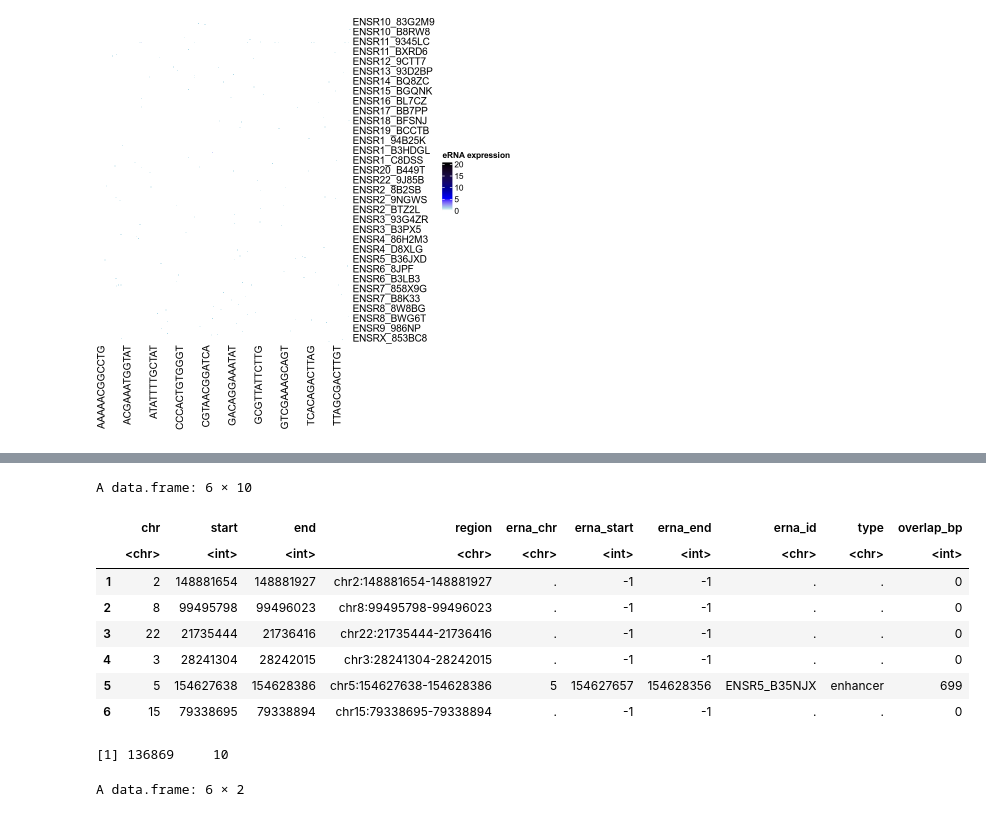
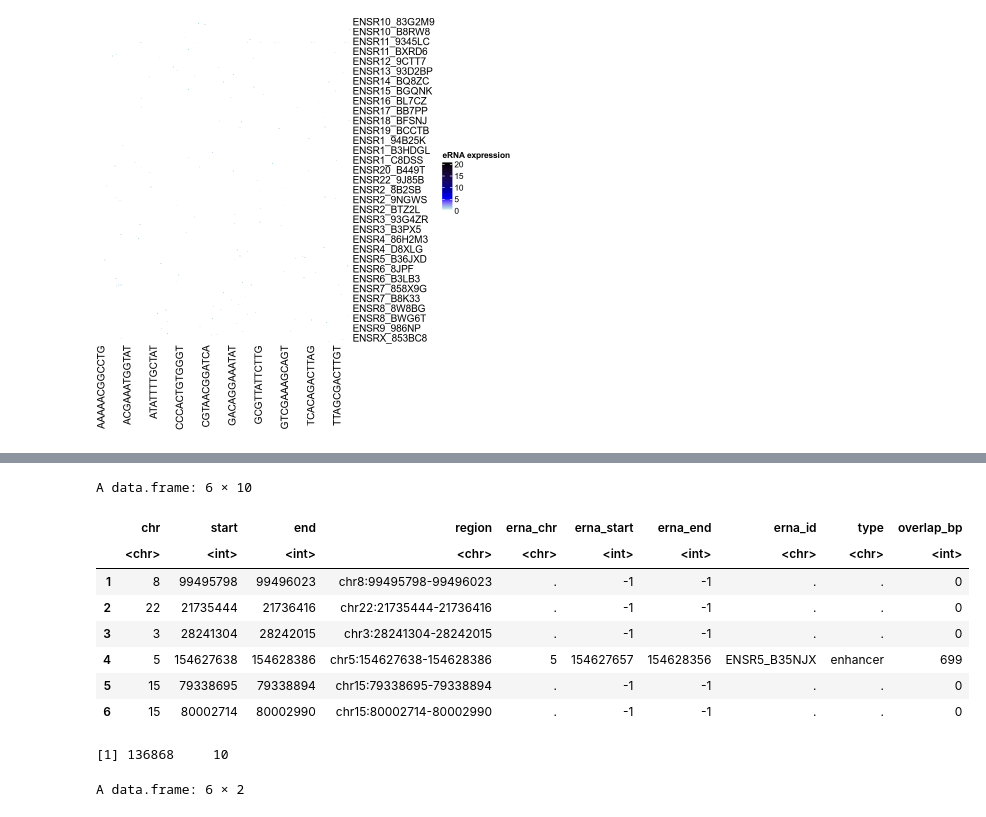
Before and after one commit to avishai987/eRNA, a Jupyter notebook: GSE126074_SNARE_seq/08_counts_analysis/analysis.ipynb, the cells around one changed output, grey strips where cells are left out. Cells and saved outputs as stored; diff of their text form; code cells hidden in the pictures.

```diff
--- a/GSE126074_SNARE_seq/08_counts_analysis/analysis.ipynb
+++ b/GSE126074_SNARE_seq/08_counts_analysis/analysis.ipynb
@@ -193,3 +218,2 @@ agg_record_1621086687
 # %%
-#read GSE126074_SNARE_seq/07_regions_to_erna/associated_enhancers_with_chromatin.bed
-associated_enhancers_with_chromatin <- read.table("GSE126074_SNARE_seq/07_regions_to_erna/associated_enhancers_with_chromatin.bed", header = FALSE, sep = "\t")
+atac_regions_to_enhancers <- fread("GSE126074_SNARE_seq/07_regions_to_erna/associated_enhancers_with_chromatin.bed", header = TRUE, sep = "\t", data.table = FALSE)
@@ -196,17 +226,17 @@ associated_enhancers_with_chromatin <- read.table("GSE126074_SNARE_seq/07_region
 # %%
 
-colnames(associated_enhancers_with_chromatin) = c("chr", "start", "end", "region", "erna_chr", "erna_start", "erna_end", "erna_id", "type", "overlap_bp")
-head(associated_enhancers_with_chromatin)
-dim(associated_enhancers_with_chromatin)
+colnames(atac_regions_to_enhancers) = c("chr", "start", "end", "region", "erna_chr", "erna_start", "erna_end", "erna_id", "type", "overlap_bp")
+head(atac_regions_to_enhancers)
+dim(atac_regions_to_enhancers)
 # %% [output]
 A data.frame: 6 × 10
 |  | chr | start | end | region | erna_chr | erna_start | erna_end | erna_id | type | overlap_bp |
 |  | <chr> | <int> | <int> | <chr> | <chr> | <int> | <int> | <chr> | <chr> | <int> |
-| 1 | 2 | 148881654 | 148881927 | chr2:148881654-148881927 | . | -1 | -1 | . | . | 0 |
-| 2 | 8 | 99495798 | 99496023 | chr8:99495798-99496023 | . | -1 | -1 | . | . | 0 |
-| 3 | 22 | 21735444 | 21736416 | chr22:21735444-21736416 | . | -1 | -1 | . | . | 0 |
-| 4 | 3 | 28241304 | 28242015 | chr3:28241304-28242015 | . | -1 | -1 | . | . | 0 |
-| 5 | 5 | 154627638 | 154628386 | chr5:154627638-154628386 | 5 | 154627657 | 154628356 | ENSR5_B35NJX | enhancer | 699 |
-| 6 | 15 | 79338695 | 79338894 | chr15:79338695-79338894 | . | -1 | -1 | . | . | 0 |
+| 1 | 8 | 99495798 | 99496023 | chr8:99495798-99496023 | . | -1 | -1 | . | . | 0 |
+| 2 | 22 | 21735444 | 21736416 | chr22:21735444-21736416 | . | -1 | -1 | . | . | 0 |
+| 3 | 3 | 28241304 | 28242015 | chr3:28241304-28242015 | . | -1 | -1 | . | . | 0 |
+| 4 | 5 | 154627638 | 154628386 | chr5:154627638-154628386 | 5 | 154627657 | 154628356 | ENSR5_B35NJX | enhancer | 699 |
+| 5 | 15 | 79338695 | 79338894 | chr15:79338695-79338894 | . | -1 | -1 | . | . | 0 |
+| 6 | 15 | 80002714 | 80002990 | chr15:80002714-80002990 | . | -1 | -1 | . | . | 0 |
-[1] 136869     10
+[1] 136868     10
 # %%
```
Also changed, not shown: parts of 21 cells of this notebook, 5 other files.
